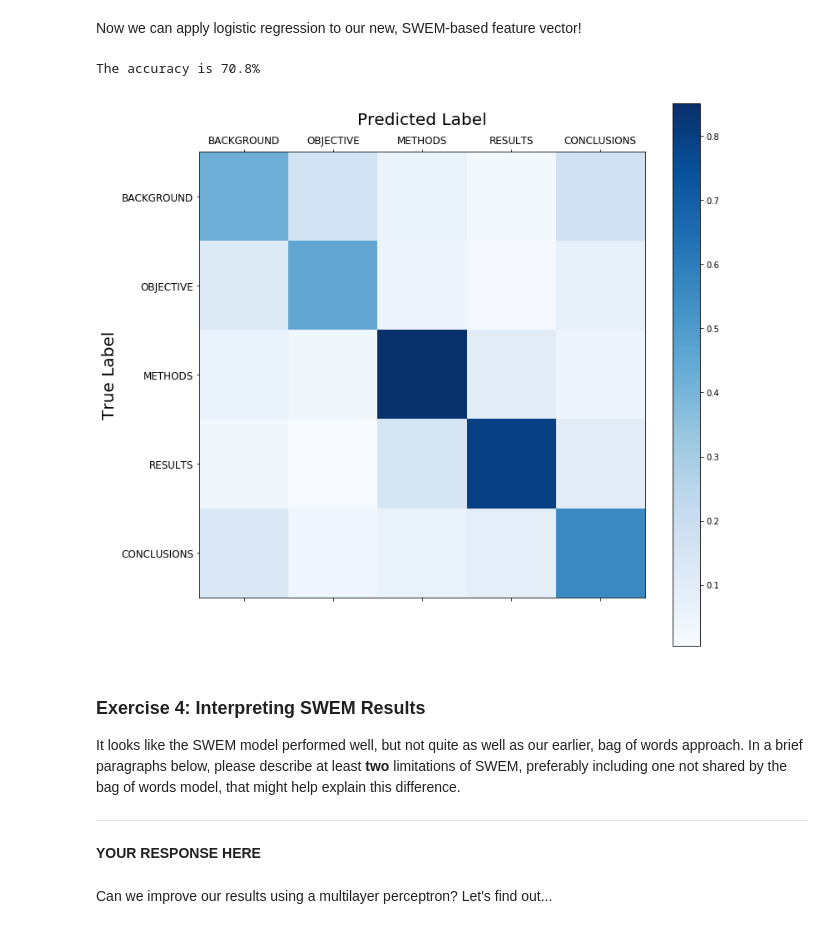
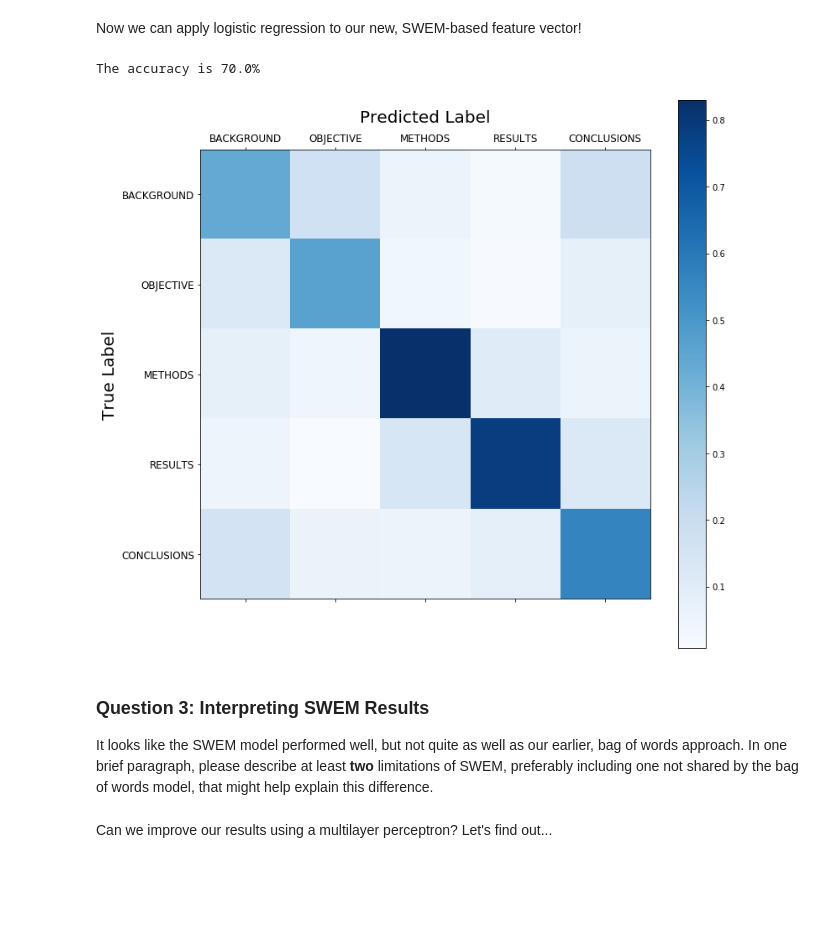
Before and after one commit to mengelhard/mmci_applied_ds, a Jupyter notebook: notebooks/block3_abstract_classification.ipynb, the cells around one changed output. Saved outputs shown, nothing was run; the diff lists cells and outputs as text; code cells hidden in the pictures; blank space fills up the shorter version.

```diff
--- a/notebooks/block3_abstract_classification.ipynb
+++ b/notebooks/block3_abstract_classification.ipynb
@@ -228,7 +228,7 @@ We're finally ready to train our model! We'll use the simplest model we can: mul
 # %%
 from sklearn.linear_model import LogisticRegression
 
-lrc = LogisticRegression()
+lrc = LogisticRegression(solver='lbfgs', multi_class='multinomial')
 lrc.fit(x_train, y_train)
 predictions = lrc.predict(x_val)
 accuracy = sum(predictions == y_val) / len(predictions)
@@ -249,10 +249,8 @@ def plot_confusion_matrix(predicted_labels, true_labels, normalize=True):
     im = ax.matshow(cm, cmap='Blues')
     fig.colorbar(im, ax=ax)
     ax.set_title('Predicted Label', fontsize=20)
-    ax.set_xticks(np.arange(5))
-    ax.set_xticklabels(label_dict.keys(), fontsize=12)
-    ax.set_yticks(np.arange(5))
-    ax.set_yticklabels(label_dict.keys(), fontsize=12)
+    ax.set_xticklabels([None] + list(label_dict.keys()), fontsize=12)
+    ax.set_yticklabels([None] + list(label_dict.keys()), fontsize=12)
     ax.set_ylabel('True Label', fontsize=20)
     plt.show()
 
@@ -436,24 +416,20 @@ Now we can apply logistic regression to our new, SWEM-based feature vector!
 # %%
 from sklearn.linear_model import LogisticRegression
 
-lrc = LogisticRegression()
+lrc = LogisticRegression(solver='lbfgs', multi_class='multinomial')
 lrc.fit(x_train_swem, y_train)
 predictions = lrc.predict(x_val_swem)
 accuracy = sum(predictions == y_val) / len(predictions)
 
 print('The accuracy is %.1f%%' % (100 * accuracy))
 plot_confusion_matrix(predictions, y_val)
 # %% [output]
-The accuracy is 70.8%
+The accuracy is 70.0%
-[figure, old version]
+[figure, new version]
 # %% [markdown]
-### Exercise 4: Interpreting SWEM Results
+### Question 3: Interpreting SWEM Results
 
-It looks like the SWEM model performed well, but not quite as well as our earlier, bag of words approach. In a brief paragraphs below, please describe at least **two** limitations of SWEM, preferably including one not shared by the bag of words model, that might help explain this difference.
-
----
-
-**YOUR RESPONSE HERE**
+It looks like the SWEM model performed well, but not quite as well as our earlier, bag of words approach. In one brief paragraph, please describe at least **two** limitations of SWEM, preferably including one not shared by the bag of words model, that might help explain this difference.
 # %% [markdown]
 Can we improve our results using a multilayer perceptron? Let's find out...
 # %%
```
Also changed, not shown: parts of 24 cells of this notebook, 1 other file.
